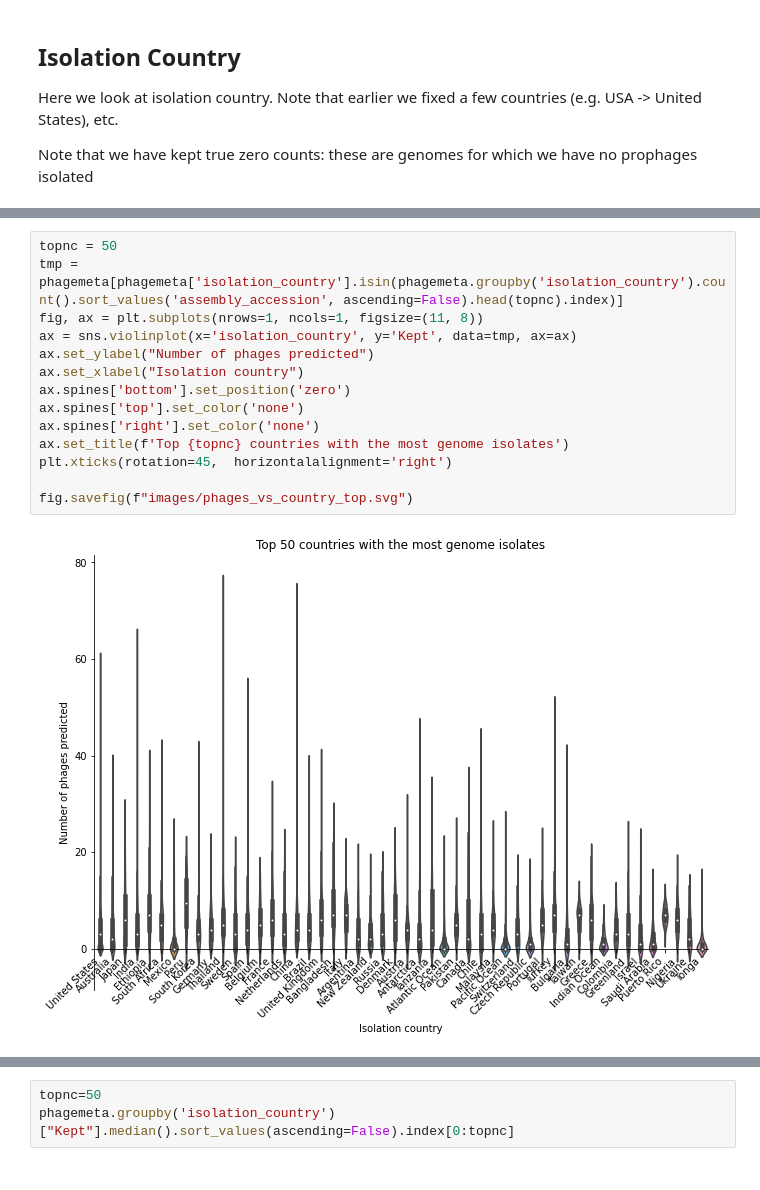
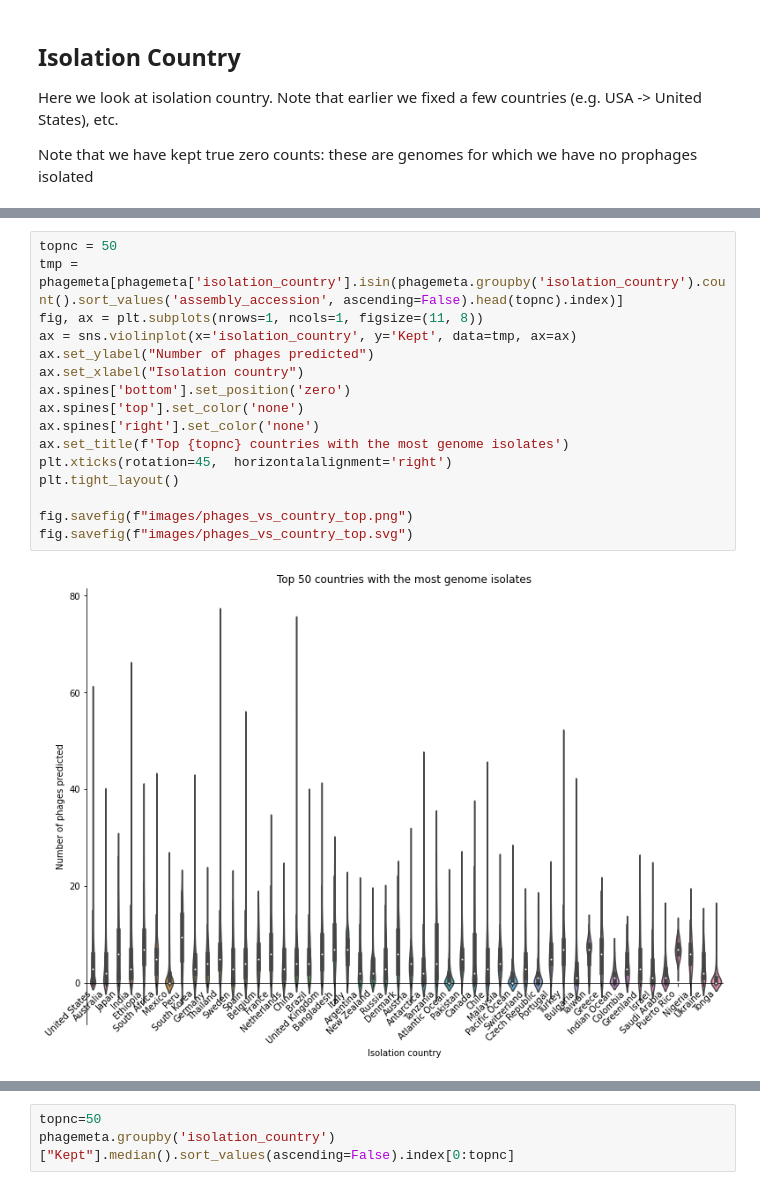
Before and after one commit to linsalrob/PhispyAnalysis, a Jupyter notebook: DataAnalysis/RAST sources.ipynb, the cells around one changed output, grey strips where cells are left out. Saved outputs shown, nothing was run; the diff lists cells and outputs as text.

```diff
--- a/DataAnalysis/RAST sources.ipynb
+++ b/DataAnalysis/RAST sources.ipynb
@@ -525,17 +548,19 @@ fig.savefig(f"images/phages_vs_country_all.svg")
 # %%
 topnc = 50
 tmp = phagemeta[phagemeta['isolation_country'].isin(phagemeta.groupby('isolation_country').count().sort_values('assembly_accession', ascending=False).head(topnc).index)]
 fig, ax = plt.subplots(nrows=1, ncols=1, figsize=(11, 8))
 ax = sns.violinplot(x='isolation_country', y='Kept', data=tmp, ax=ax)
 ax.set_ylabel("Number of phages predicted")
 ax.set_xlabel("Isolation country")
 ax.spines['bottom'].set_position('zero')
 ax.spines['top'].set_color('none')
 ax.spines['right'].set_color('none')
 ax.set_title(f'Top {topnc} countries with the most genome isolates')
 plt.xticks(rotation=45,  horizontalalignment='right')
+plt.tight_layout()
 
+fig.savefig(f"images/phages_vs_country_top.png")
 fig.savefig(f"images/phages_vs_country_top.svg")
 # %% [output]
-[figure, old version]
+[figure, new version]
 # %%
```
Also changed, not shown: parts of 25 cells of this notebook, 5 other files.
